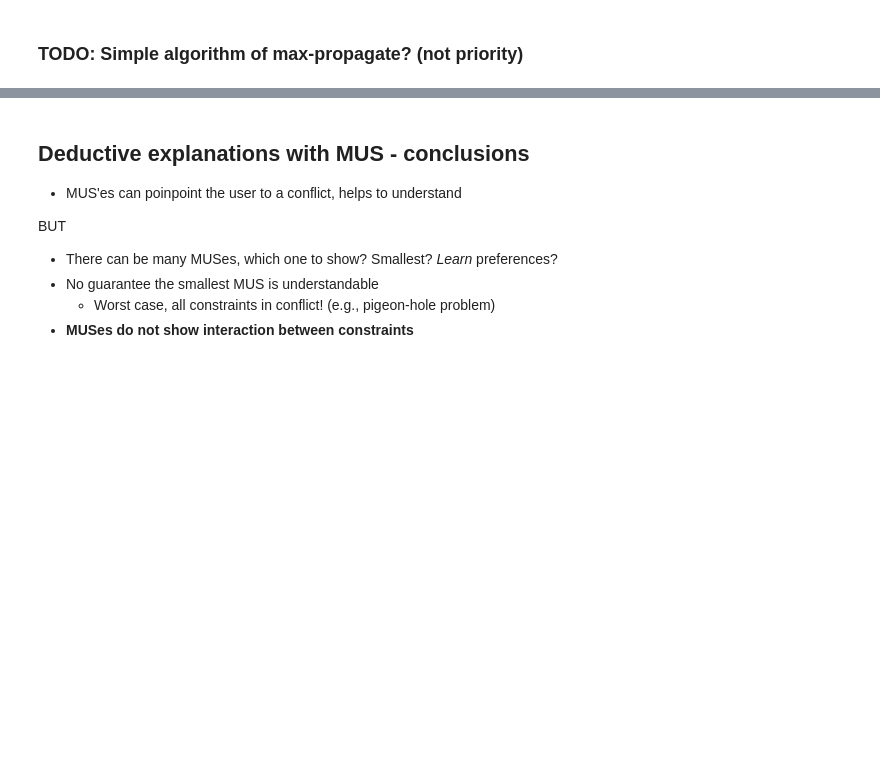
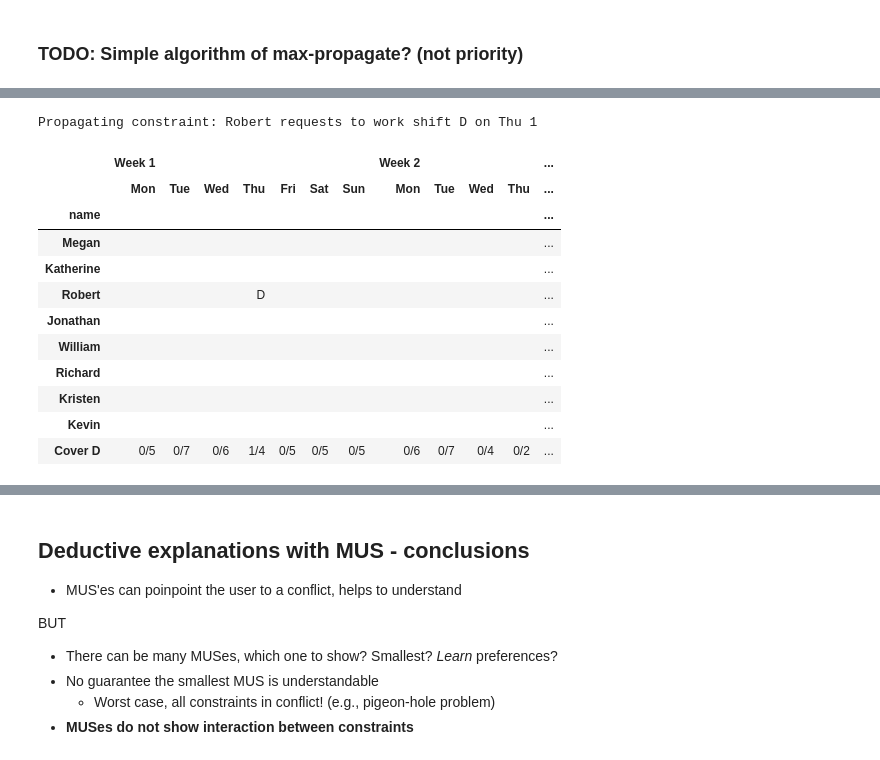
Before and after one commit to IgnaceBleukx/Tutorial-Derivatives, a Jupyter notebook: tias-acp-school24.ipynb, the cells around one changed output, grey strips where cells are left out. Cells and saved outputs as stored; diff of their text form; code cells hidden in the pictures; blank space fills up the shorter version.

```diff
--- a/tias-acp-school24.ipynb
+++ b/tias-acp-school24.ipynb
@@ -609,0 +857,17 @@ A framework for step-wise explaining how to solve constraint satisfaction proble
+# %%
+nurse_view.clear()
+visualize_step(seq[0], nurse_view, factory)
+# %% [output]
+Propagating constraint: Robert requests to work shift D on Thu 1
+|  | Week 1 |  |  |  |  |  |  | Week 2 |  |  |  | ... |
+|  | Mon | Tue | Wed | Thu | Fri | Sat | Sun | Mon | Tue | Wed | Thu | ... |
+| name |  |  |  |  |  |  |  |  |  |  |  | ... |
+| Megan |  |  |  |  |  |  |  |  |  |  |  | ... |
+| Katherine |  |  |  |  |  |  |  |  |  |  |  | ... |
+| Robert |  |  |  | D |  |  |  |  |  |  |  | ... |
+| Jonathan |  |  |  |  |  |  |  |  |  |  |  | ... |
+| William |  |  |  |  |  |  |  |  |  |  |  | ... |
+| Richard |  |  |  |  |  |  |  |  |  |  |  | ... |
+| Kristen |  |  |  |  |  |  |  |  |  |  |  | ... |
+| Kevin |  |  |  |  |  |  |  |  |  |  |  | ... |
+| Cover D | 0/5 | 0/7 | 0/6 | 1/4 | 0/5 | 0/5 | 0/5 | 0/6 | 0/7 | 0/4 | 0/2 | ... |
```
Also changed, not shown: parts of 106 cells of this notebook, 3 other files.
